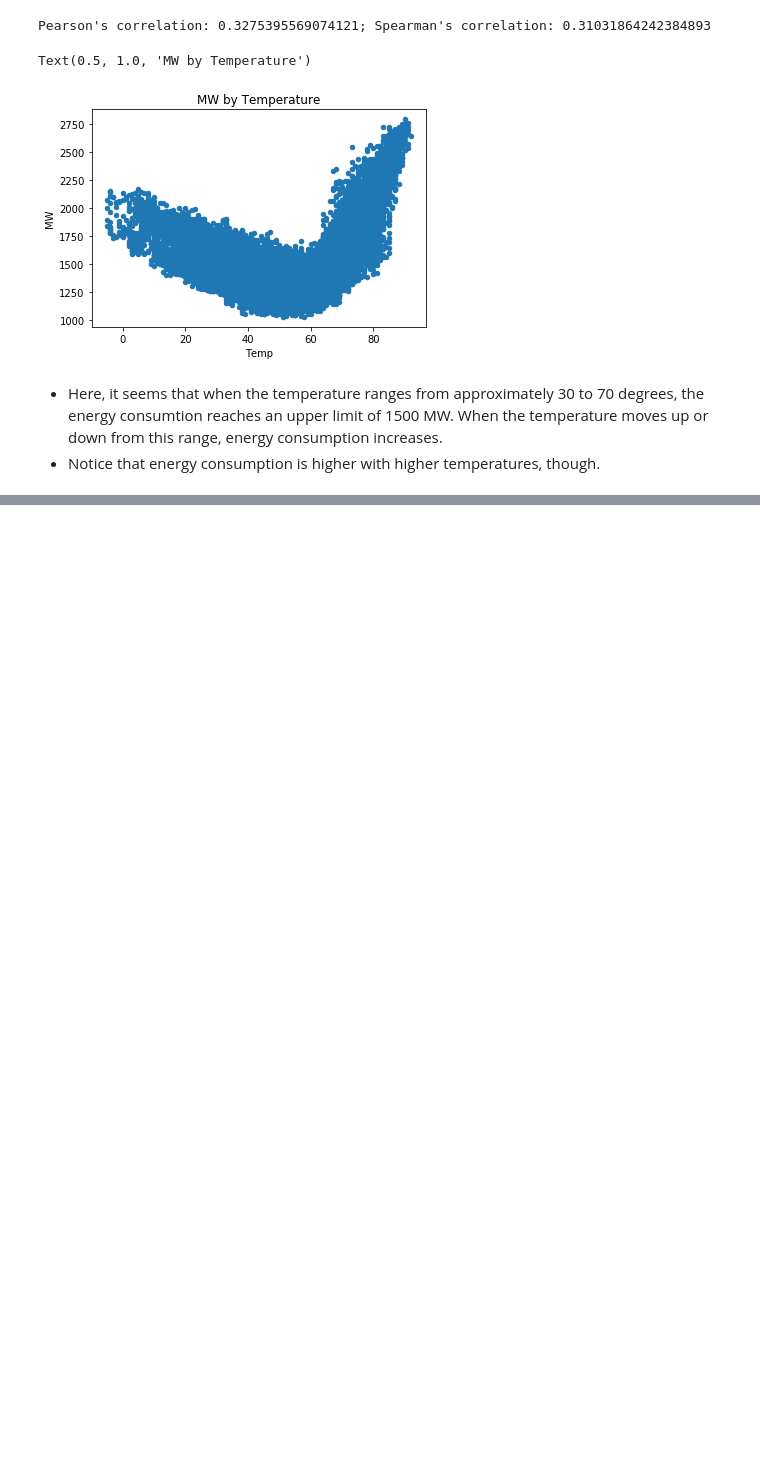
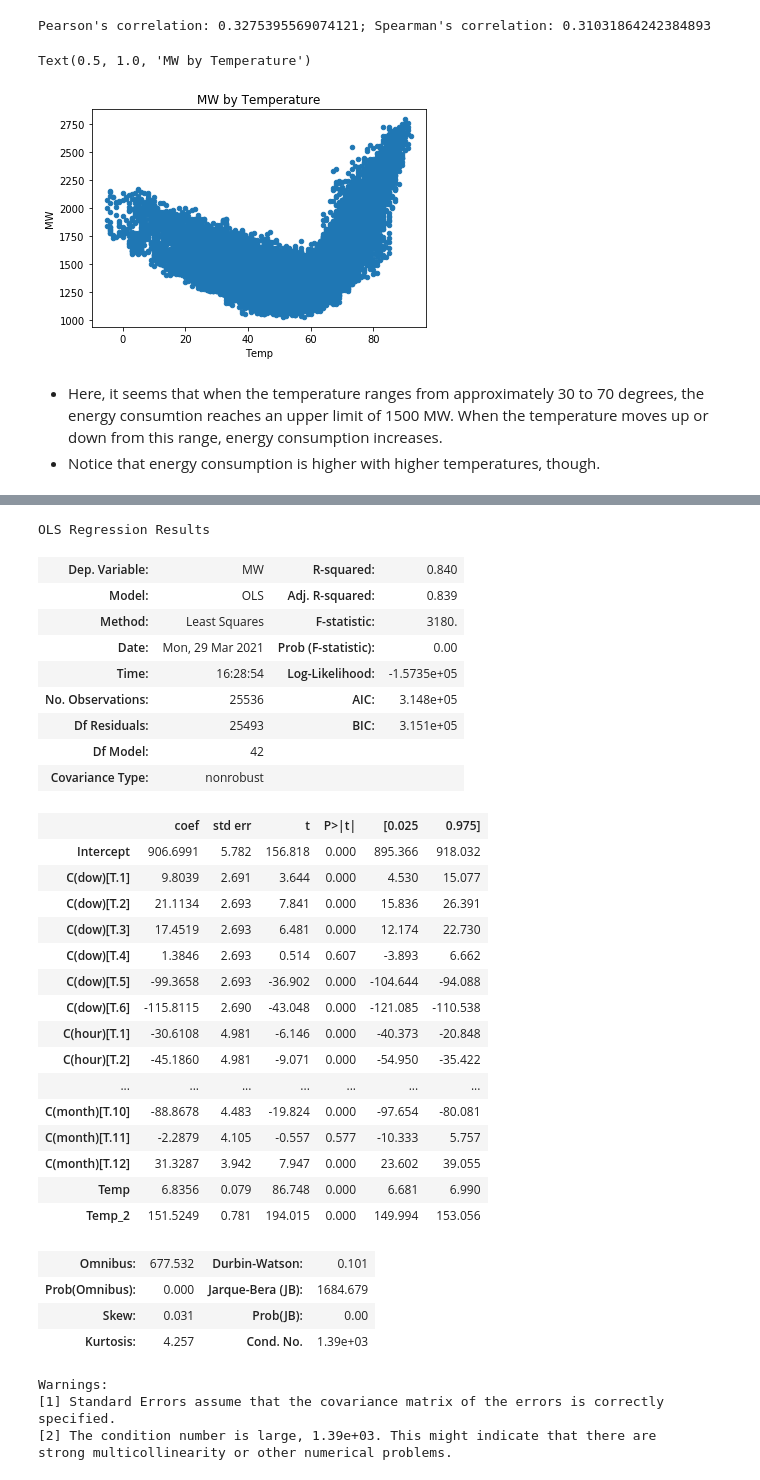
Before and after one commit to dvallea/Data_challenges, a Jupyter notebook: Milestone_1.ipynb, the cells around one changed output, grey strips where cells are left out. Drawn from its saved outputs; the diff is of its cells as text; code cells hidden in the pictures; blank space fills up the shorter version.

```diff
--- a/Milestone_1.ipynb
+++ b/Milestone_1.ipynb
@@ -163,0 +194,39 @@ Text(0.5, 1.0, 'MW by Temperature')
+# %%
+# Fit a linear regression model
+model_1 = sm.OLS.from_formula('MW ~ Temp + Temp_2 + C(dow) + C(hour) + C(month)', data=training).fit()
+model_1.summary()
+# %% [output]
+OLS Regression Results
+| Dep. Variable: | MW | R-squared: | 0.840 |
+| Model: | OLS | Adj. R-squared: | 0.839 |
+| Method: | Least Squares | F-statistic: | 3180. |
+| Date: | Mon, 29 Mar 2021 | Prob (F-statistic): | 0.00 |
+| Time: | 16:28:54 | Log-Likelihood: | -1.5735e+05 |
+| No. Observations: | 25536 | AIC: | 3.148e+05 |
+| Df Residuals: | 25493 | BIC: | 3.151e+05 |
+| Df Model: | 42 |  |  |
+| Covariance Type: | nonrobust |  |  |
+|  | coef | std err | t | P>|t| | [0.025 | 0.975] |
+| Intercept | 906.6991 | 5.782 | 156.818 | 0.000 | 895.366 | 918.032 |
+| C(dow)[T.1] | 9.8039 | 2.691 | 3.644 | 0.000 | 4.530 | 15.077 |
+| C(dow)[T.2] | 21.1134 | 2.693 | 7.841 | 0.000 | 15.836 | 26.391 |
+| C(dow)[T.3] | 17.4519 | 2.693 | 6.481 | 0.000 | 12.174 | 22.730 |
+| C(dow)[T.4] | 1.3846 | 2.693 | 0.514 | 0.607 | -3.893 | 6.662 |
+| C(dow)[T.5] | -99.3658 | 2.693 | -36.902 | 0.000 | -104.644 | -94.088 |
+| C(dow)[T.6] | -115.8115 | 2.690 | -43.048 | 0.000 | -121.085 | -110.538 |
+| C(hour)[T.1] | -30.6108 | 4.981 | -6.146 | 0.000 | -40.373 | -20.848 |
+| C(hour)[T.2] | -45.1860 | 4.981 | -9.071 | 0.000 | -54.950 | -35.422 |
+| ... | ... | ... | ... | ... | ... | ... |
+| C(month)[T.10] | -88.8678 | 4.483 | -19.824 | 0.000 | -97.654 | -80.081 |
+| C(month)[T.11] | -2.2879 | 4.105 | -0.557 | 0.577 | -10.333 | 5.757 |
+| C(month)[T.12] | 31.3287 | 3.942 | 7.947 | 0.000 | 23.602 | 39.055 |
+| Temp | 6.8356 | 0.079 | 86.748 | 0.000 | 6.681 | 6.990 |
+| Temp_2 | 151.5249 | 0.781 | 194.015 | 0.000 | 149.994 | 153.056 |
+| Omnibus: | 677.532 | Durbin-Watson: | 0.101 |
+| Prob(Omnibus): | 0.000 | Jarque-Bera (JB): | 1684.679 |
+| Skew: | 0.031 | Prob(JB): | 0.00 |
+| Kurtosis: | 4.257 | Cond. No. | 1.39e+03 |
+Warnings:
+[1] Standard Errors assume that the covariance matrix of the errors is correctly specified.
+[2] The condition number is large, 1.39e+03. This might indicate that there are
+strong multicollinearity or other numerical problems.
```
Also changed, not shown: parts of 10 cells of this notebook.
